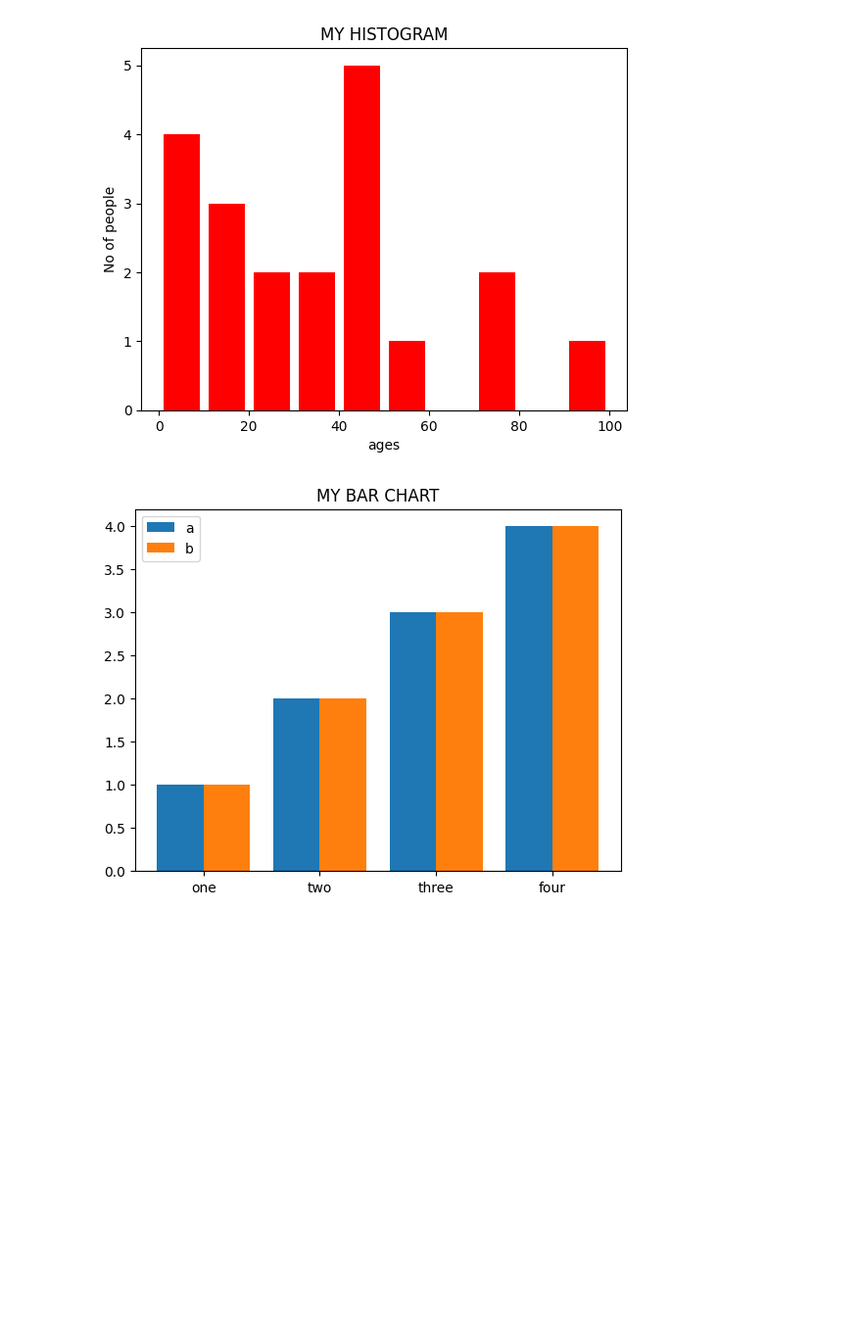
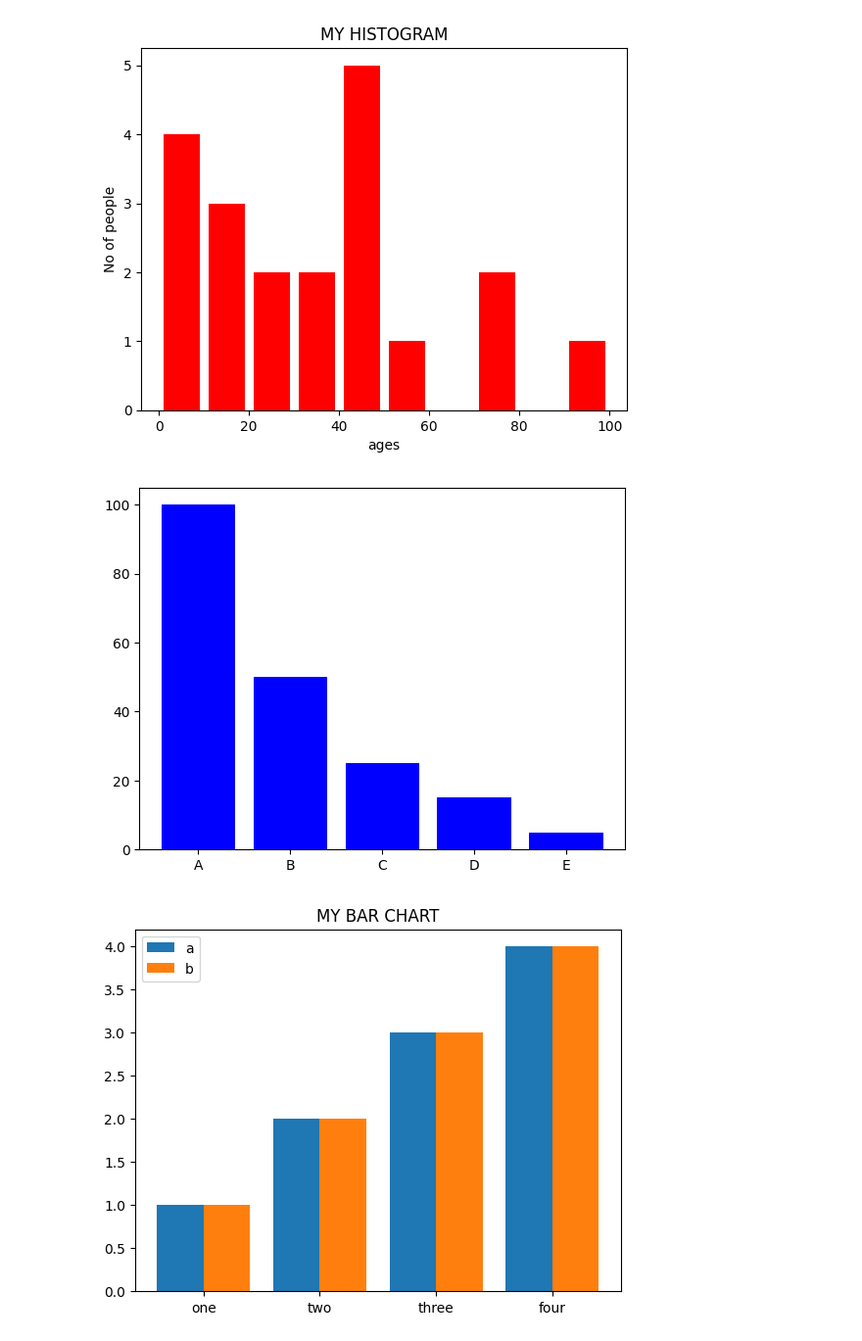
Before and after one commit to dheeman25/collab, a Jupyter notebook: chapter_appendix-tools-for-deep-learning/jupyter.ipynb, the cells around one changed output. Shown at 98% size. Cells and saved outputs as stored; diff of their text form; code cells hidden in the pictures; blank space fills up the shorter version.

```diff
--- a/chapter_appendix-tools-for-deep-learning/jupyter.ipynb
+++ b/chapter_appendix-tools-for-deep-learning/jupyter.ipynb
@@ -119,6 +119,14 @@ plt.title('MY HISTOGRAM')
 plt.show()
 # %% [output]
 [figure]
+# %%
+import matplotlib.pyplot as plt
+values=[100,50,25,15,5]
+names=["A","B","C","D","E"]
+plt.bar(names,values,color='blue')
+plt.show()
+# %% [output]
+[figure, added]
 # %%
 import matplotlib.pyplot as plt
 import numpy as np
```
